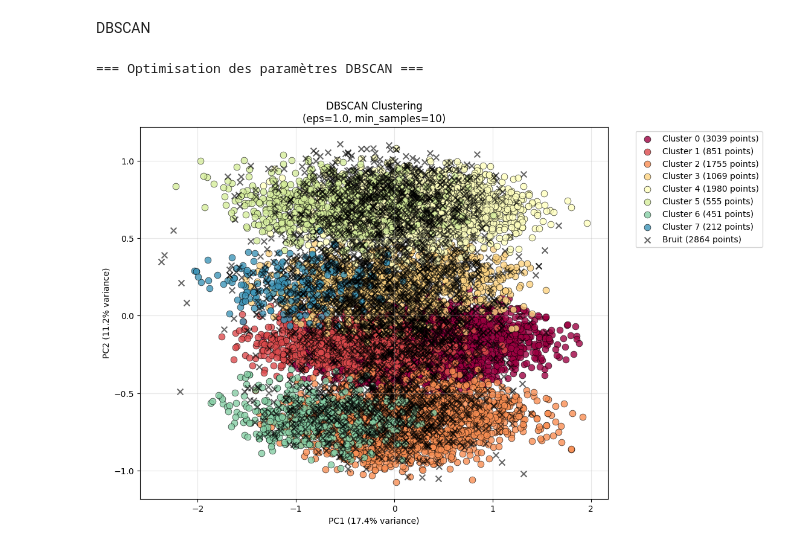
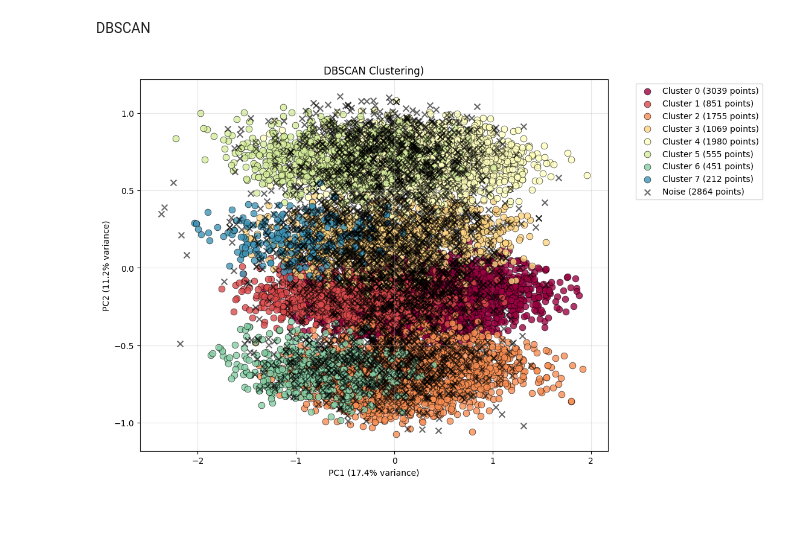
Before and after one commit to Mattei-Theophile/Flatmate-Matcher, a Jupyter notebook: project.ipynb, the cells around one changed output. Saved outputs shown, nothing was run; the diff lists cells and outputs as text; code cells hidden in the pictures; blank space fills up the shorter version.

```diff
--- a/project.ipynb
+++ b/project.ipynb
@@ -623,34 +615,33 @@ labels = dbscan.fit_predict(normalized_df)
 # Analyse des résultats
 n_clusters = len(set(labels)) - (1 if -1 in labels else 0)
 n_noise = list(labels).count(-1)
 n_points = len(labels)
 
 pca = PCA(n_components=2)
 reduced_data = pca.fit_transform(normalized_df)
 explained_variance = pca.explained_variance_ratio_
 
 plt.figure(figsize=(10, 8))
 unique_labels = set(labels)
 colors = plt.cm.Spectral(np.linspace(0, 1, len(unique_labels)))
 
 for k, col in zip(unique_labels, colors):
     class_member_mask = (labels == k)
     xy = reduced_data[class_member_mask]
 
     if k == -1:
         plt.scatter(xy[:, 0], xy[:, 1], c='black', marker='x', s=50,
-                    alpha=0.6, label=f'Bruit ({len(xy)} points)')
+                    alpha=0.6, label=f'Noise ({len(xy)} points)')
     else:
         plt.scatter(xy[:, 0], xy[:, 1], c=[col], s=60, alpha=0.8,
                     edgecolors='black', linewidth=0.5,
                     label=f'Cluster {k} ({len(xy)} points)')
 
-plt.title(f'DBSCAN Clustering\n(eps={best_eps}, min_samples={best_min_samples})')
+plt.title(f'DBSCAN Clustering)')
 plt.xlabel(f'PC1 ({explained_variance[0]:.1%} variance)')
 plt.ylabel(f'PC2 ({explained_variance[1]:.1%} variance)')
 plt.legend(bbox_to_anchor=(1.05, 1), loc='upper left')
 plt.grid(True, alpha=0.3)
 plt.show()
 # %% [output]
-=== Optimisation des paramètres DBSCAN ===
-[figure, old version]
+[figure, new version]
```
Also changed, not shown: parts of 3 cells of this notebook.
